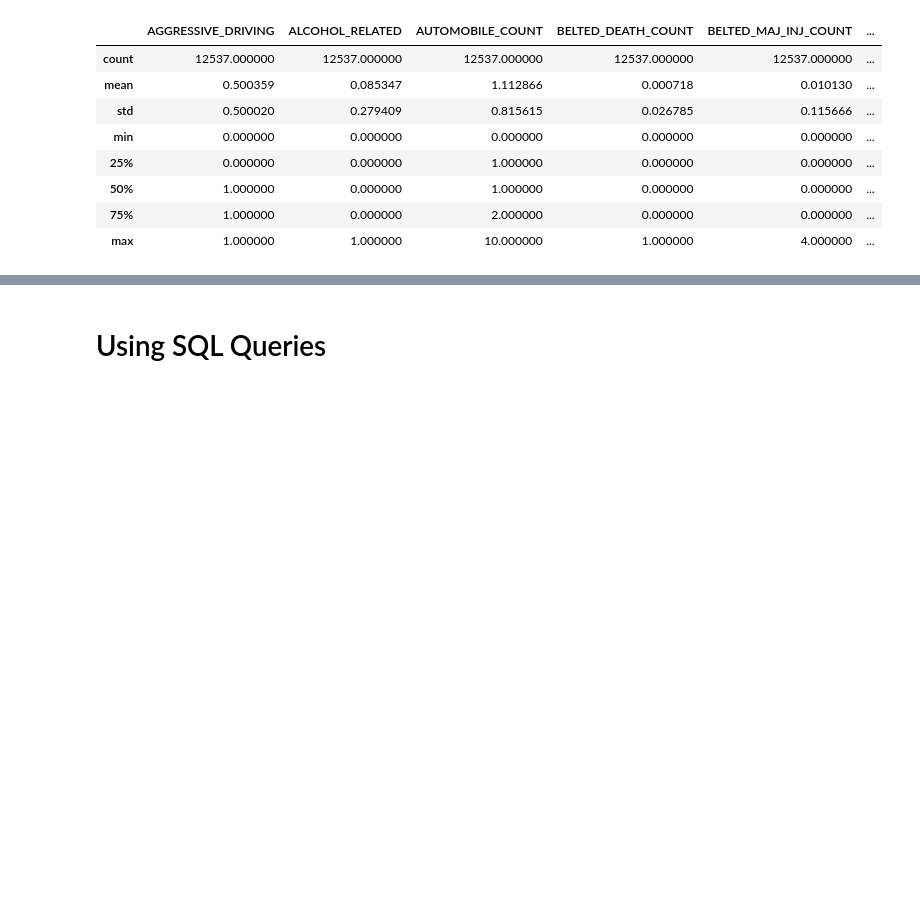
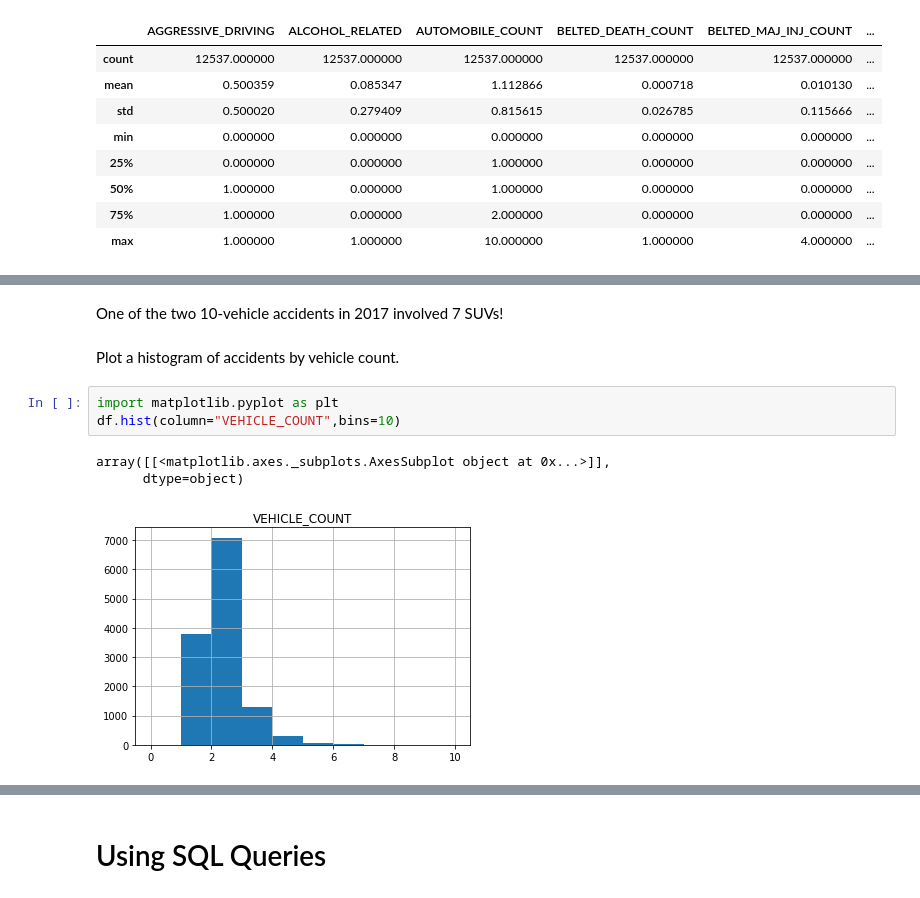
Before and after one commit to WPRDC/Jupyter-notebooks-by-dataset, a Jupyter notebook: Crash-Data-Analysis.ipynb, the cells around one changed output, grey strips where cells are left out. Drawn from its saved outputs; the diff is of its cells as text; blank space fills up the shorter version.

Commit message:
Add more material to the Pandas section and demonstrate histograms of vehicle counts

```diff
--- a/Crash-Data-Analysis.ipynb
+++ b/Crash-Data-Analysis.ipynb
@@ -155,0 +172,11 @@ df.describe()
+# %% [markdown]
+One of the two 10-vehicle accidents in 2017 involved 7 SUVs!
+# %% [markdown]
+Plot a histogram of accidents by vehicle count.
+# %%
+import matplotlib.pyplot as plt
+df.hist(column="VEHICLE_COUNT",bins=10)
+# %% [output]
+array([[<matplotlib.axes._subplots.AxesSubplot object at 0x...>]],
+      dtype=object)
+[figure, added]
```
Also changed, not shown: parts of 7 cells of this notebook.
